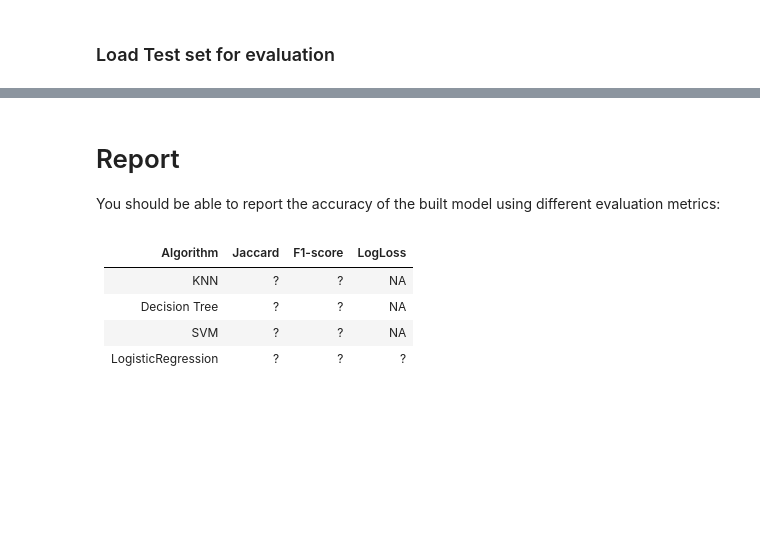
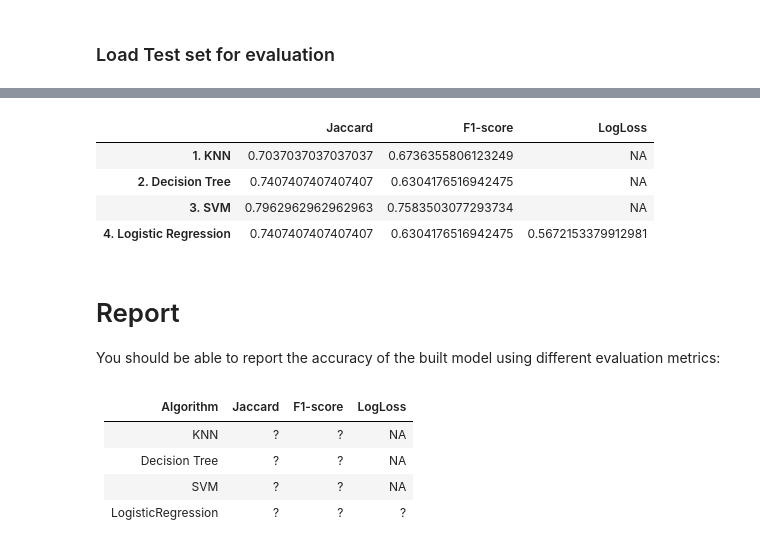
Before and after one commit to virajdaxini2510/Machine_Learning_Project, a Jupyter notebook: Machine learning with python final project.ipynb, the cells around one changed output, grey strips where cells are left out. Saved outputs shown, nothing was run; the diff lists cells and outputs as text; code cells hidden in the pictures; blank space fills up the shorter version.

```diff
--- a/Machine learning with python final project.ipynb
+++ b/Machine learning with python final project.ipynb
@@ -175,0 +398,6 @@ Notice: You should find the best k to build the model with the best accuracy.\
+# %%
+for i in ('linear', 'poly', 'rbf','sigmoid'):
+    svm_clf = svm.SVC( kernel = i).fit(X_train,y_train)
+    yhat_svm = svm_clf.predict(X_test)
+    print("For kernel: {}, the f1 score is: {}".format(i,f1_score(y_test,yhat_svm, average='weighted')))
+    print("For kernel: {}, Jaccard score is: {}".format(i,metrics.accuracy_score(y_test,yhat_svm)))
@@ -177,0 +456,9 @@ Notice: You should find the best k to build the model with the best accuracy.\
+# %%
+i = 'liblinear'
+lr_model = LogisticRegression(C = 0.01, solver = i).fit(X_train, y_train)
+
+print("Train set Accuracy (Jaccard): ", metrics.accuracy_score(y_train, lr_model.predict(X_train)))
+print("Test set Accuracy (Jaccard): ", metrics.accuracy_score(y_test, lr_model.predict(X_test)))
+
+print("Train set Accuracy (F1): ", f1_score(y_train, lr_model.predict(X_train), average='weighted'))
+print("Test set Accuracy (F1): ", f1_score(y_test, lr_model.predict(X_test), average='weighted'))
@@ -193,3 +520,39 @@ test_df.head()
+# %%
+knn_pred = kNN_model.predict(x_loan_test)
+j1 = accuracy_score(y_loan_test, knn_pred)
+dt_pred = dt.predict(x_loan_test)
+j2 = accuracy_score(y_loan_test, dt_pred)
+svm_pred = svm_clf.predict(x_loan_test)
+j3 = accuracy_score(y_loan_test, svm_pred)
+lr_pred = lr_clf.predict(x_loan_test)
+j4 = accuracy_score(y_loan_test, lr_pred)
+jaccard = [j1, j2, j3, j4]
+
+knn_pred = kNN_model.predict(x_loan_test)
+f1 = f1_score(y_loan_test, knn_pred, average='weighted')
+dt_pred = dt.predict(x_loan_test)
+f2 = f1_score(y_loan_test, dt_pred, average='weighted')
+svm_pred = svm_clf.predict(x_loan_test)
+f3 = f1_score(y_loan_test, svm_pred, average='weighted')
+lr_pred = lr_clf.predict(x_loan_test)
+f4 = f1_score(y_loan_test, lr_pred, average='weighted')
+f1s = [f1, f2, f3, f4]
+
+from sklearn.metrics import log_loss
+
+lr_pred = lr_model.predict_proba(x_loan_test)
+aux = log_loss(y_loan_test, lr_pred)
+log_loss = ['NA','NA','NA', aux]
+# %%
+data = np.array([jaccard, f1s, log_loss]).T
+report = pd.DataFrame(data, ["1. KNN", "2. Decision Tree", "3. SVM", "4. Logistic Regression"], ["Jaccard", "F1-score", "LogLoss"])
+report
+# %% [output]
+|  | Jaccard | F1-score | LogLoss |
+| 1. KNN | 0.7037037037037037 | 0.6736355806123249 | NA |
+| 2. Decision Tree | 0.7407407407407407 | 0.6304176516942475 | NA |
+| 3. SVM | 0.7962962962962963 | 0.7583503077293734 | NA |
+| 4. Logistic Regression | 0.7407407407407407 | 0.6304176516942475 | 0.5672153379912981 |
 # %% [markdown]
 # Report
 
```
Also changed, not shown: parts of 34 cells of this notebook.
